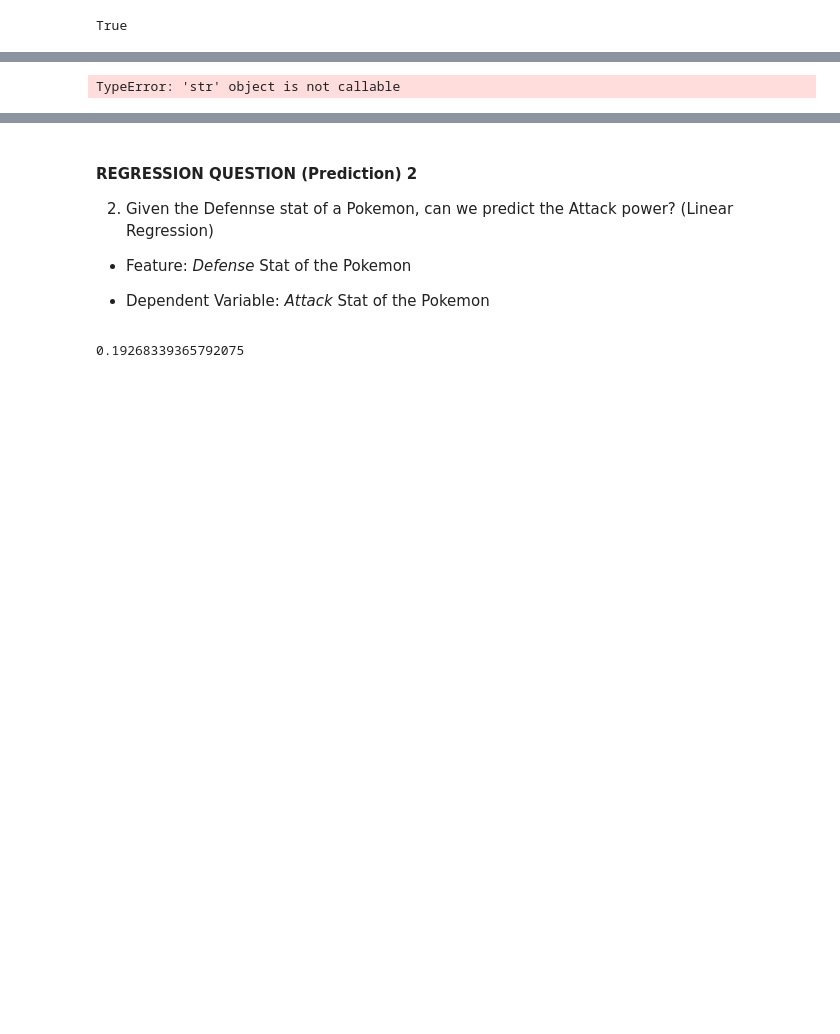
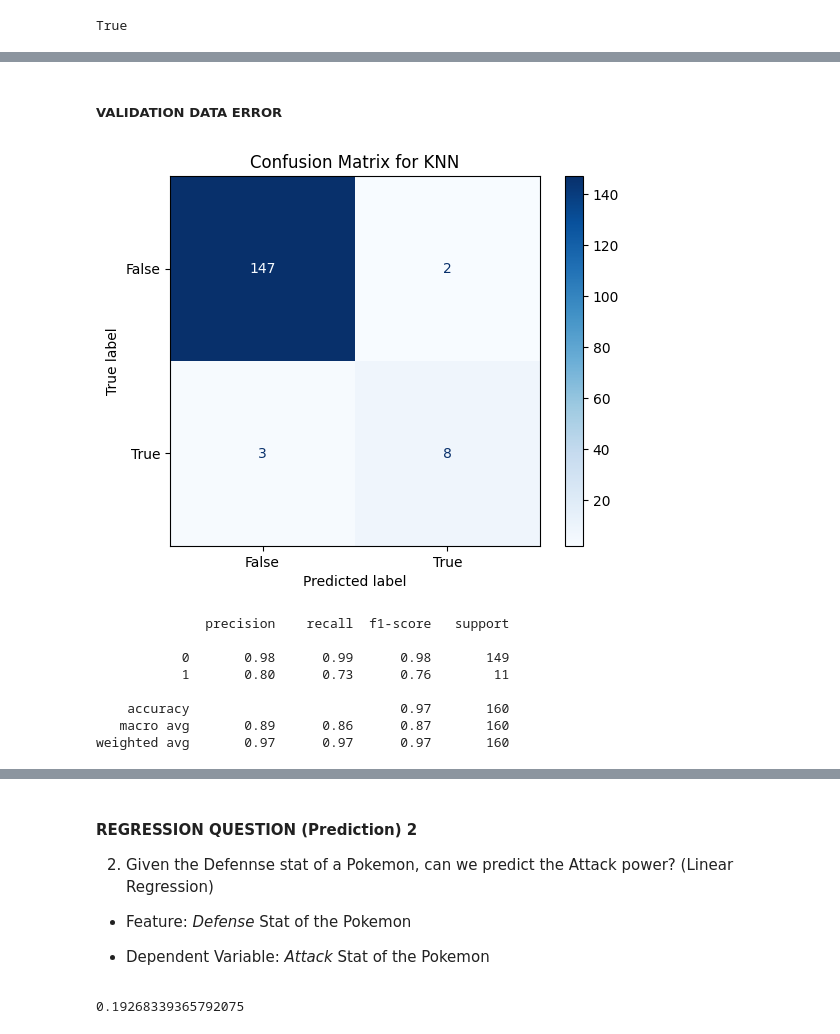
Before and after one commit to virajdas/DataSciencePlayground, a Jupyter notebook: machine_learning_introduction copy.ipynb, the cells around one changed output, grey strips where cells are left out. Saved outputs shown, nothing was run; the diff lists cells and outputs as text; code cells hidden in the pictures; blank space fills up the shorter version.

```diff
--- a/machine_learning_introduction copy.ipynb
+++ b/machine_learning_introduction copy.ipynb
@@ -64,6 +70,8 @@ x_val, x_test, y_val, y_test = train_test_split(x_test, y_test, test_size=0.33,
 
 le = LabelEncoder()
 y_train_encoded = le.fit_transform(y_train)
+y_val_encoded = le.transform(y_val)
+y_test_encoded = le.transform(y_test)
 # %%
 model = KNeighborsClassifier(n_neighbors=3)
 model.fit(x_train, y_train_encoded)
@@ -73,3 +83,7 @@ model.score(x_train, y_train_encoded)
+# %%
+y_train_pred = model.predict(x_train)
+y_val_pred = model.predict(x_val)
+y_test_pred = model.predict(x_test)
 # %%
 bool(model.predict([[680]])[0])
 # %% [output]
@@ -98,3 +90,0 @@ array([0, 0, 0, 1, 0, 0, 0, 0, 0, 0, 0, 0, 0, 0, 0, 0, 0, 0, 0, 0, 0, 0,
-# %%
-confusion_matrix = confusion_matrix(y_train_encoded, y_train_pred)
-confusion_matrix
@@ -111,5 +113,22 @@ plt.show()
-# %%
-classification_report = classification_report(y_train_encoded, y_train_pred)
-classification_report
-# %% [output]
-TypeError: 'str' object is not callable
+# %% [markdown]
+##### VALIDATION DATA ERROR
+# %%
+val_matrix = confusion_matrix(y_val_encoded, y_val_pred)
+
+disp = ConfusionMatrixDisplay(confusion_matrix=val_matrix, display_labels=le.classes_)
+disp.plot(cmap=plt.cm.Blues)
+plt.title('Confusion Matrix for KNN')
+plt.show()
+
+val_report = classification_report(y_val_encoded, y_val_pred)
+print(val_report)
+# %% [output]
+[figure, added]
+              precision    recall  f1-score   support
+
+           0       0.98      0.99      0.98       149
+           1       0.80      0.73      0.76        11
+
+    accuracy                           0.97       160
+   macro avg       0.89      0.86      0.87       160
+weighted avg       0.97      0.97      0.97       160
```
Also changed, not shown: parts of 8 cells of this notebook, 1 other file.
